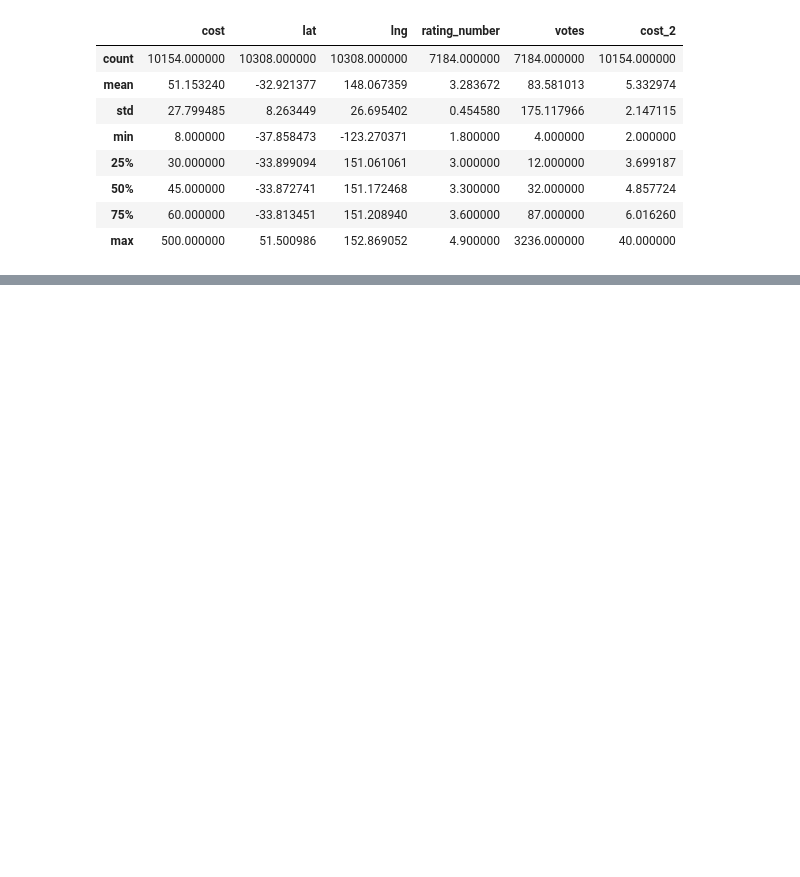
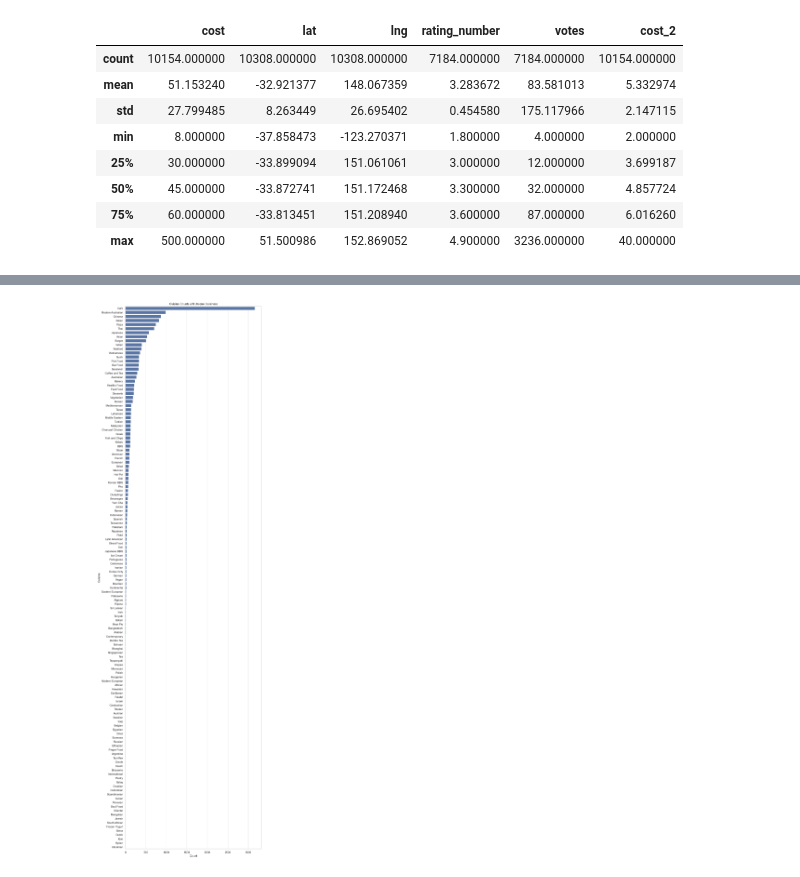
Before and after one commit to nigelcheong/predictive-modelling-and-deployment-assignment, a Jupyter notebook: notebooks/Assignment_1.ipynb, the cells around one changed output, grey strips where cells are left out. Cells and saved outputs as stored; diff of their text form; code cells hidden in the pictures; blank space fills up the shorter version.

```diff
--- a/notebooks/Assignment_1.ipynb
+++ b/notebooks/Assignment_1.ipynb
@@ -46,0 +121,15 @@ df.describe()
+# %%
+df['cuisine'] = df['cuisine'].apply(lambda x: eval(x) if isinstance(x, str) else x)
+
+# Flatten the list of cuisines into a single Series
+all_cuisines = pd.Series([c.strip() for sublist in df['cuisine'].dropna() for c in sublist])
+
+# Count occurrences
+cuisine_counts = all_cuisines.value_counts().reset_index()
+cuisine_counts.columns = ['Cuisine', 'Count']
+
+# Display top of table
+print(cuisine_counts.head(20))
+
+# Save to CSV for reference
+cuisine_counts.to_csv("cuisine_counts.csv", index=False)
@@ -46,0 +154,15 @@ df.describe()
+# %%
+n_cuisines = len(cuisine_counts)
+plt.figure(figsize=(10, n_cuisines * 0.3))  # scale height for readability
+
+sns.barplot(
+    y=cuisine_counts['Cuisine'],
+    x=cuisine_counts['Count']
+)
+
+plt.title("Cuisine Counts (All Unique Cuisines)")
+plt.xlabel("Count")
+plt.ylabel("Cuisine")
+plt.show()
+# %% [output]
+[figure, added]
```
Also changed, not shown: parts of 11 cells of this notebook.
